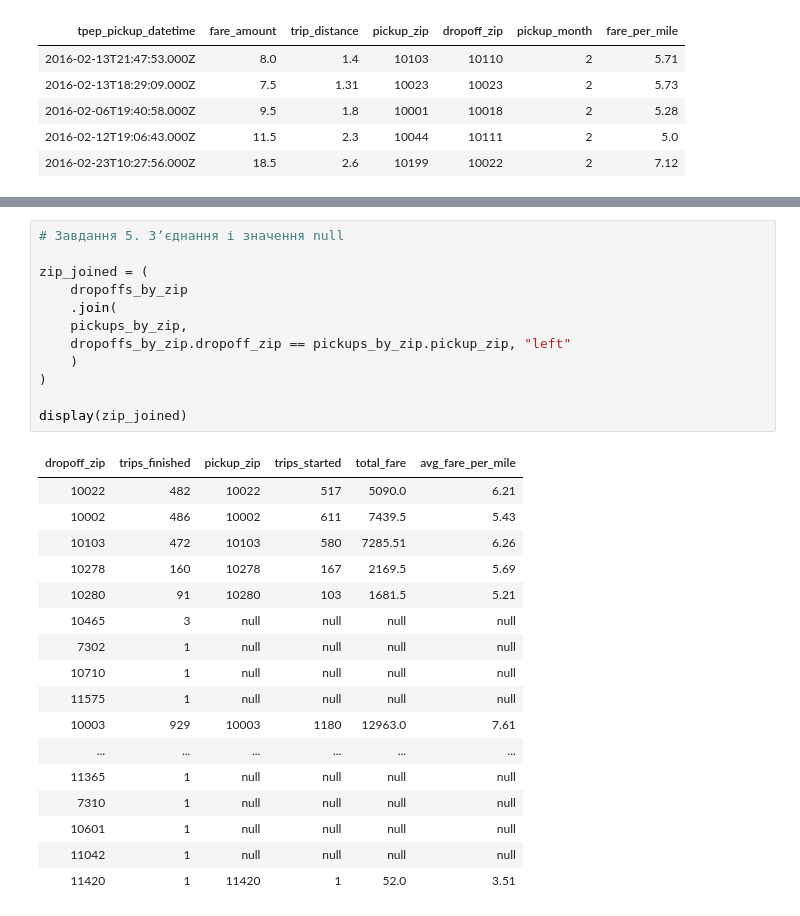
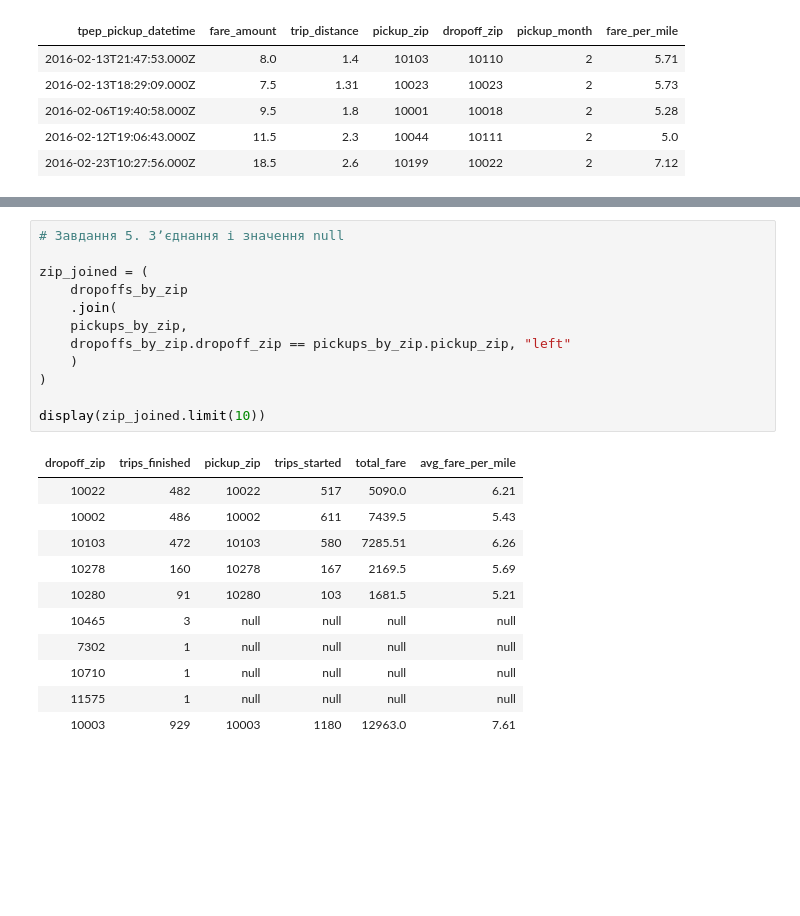
Before and after one commit to IhorDeineha/deineha-data-lab, a Jupyter notebook: practice_14_pyspark/pyspark_zip_report.ipynb, the cells around one changed output, grey strips where cells are left out. Saved outputs shown, nothing was run; the diff lists cells and outputs as text; blank space fills up the shorter version.

Commit message:
Added limits to tables

```diff
--- a/practice_14_pyspark/pyspark_zip_report.ipynb
+++ b/practice_14_pyspark/pyspark_zip_report.ipynb
@@ -144,33 +132,27 @@ display(dropoffs_by_zip)
 # %%
 # Завдання 5. Зʼєднання і значення null
 
 zip_joined = (
     dropoffs_by_zip
     .join(
     pickups_by_zip,
     dropoffs_by_zip.dropoff_zip == pickups_by_zip.pickup_zip, "left"
     )
 )
 
-display(zip_joined)
+display(zip_joined.limit(10))
 # %% [output]
 | dropoff_zip | trips_finished | pickup_zip | trips_started | total_fare | avg_fare_per_mile |
 | 10022 | 482 | 10022 | 517 | 5090.0 | 6.21 |
 | 10002 | 486 | 10002 | 611 | 7439.5 | 5.43 |
 | 10103 | 472 | 10103 | 580 | 7285.51 | 6.26 |
 | 10278 | 160 | 10278 | 167 | 2169.5 | 5.69 |
 | 10280 | 91 | 10280 | 103 | 1681.5 | 5.21 |
 | 10465 | 3 | null | null | null | null |
 | 7302 | 1 | null | null | null | null |
 | 10710 | 1 | null | null | null | null |
 | 11575 | 1 | null | null | null | null |
 | 10003 | 929 | 10003 | 1180 | 12963.0 | 7.61 |
-| ... | ... | ... | ... | ... | ... |
-| 11365 | 1 | null | null | null | null |
-| 7310 | 1 | null | null | null | null |
-| 10601 | 1 | null | null | null | null |
-| 11042 | 1 | null | null | null | null |
-| 11420 | 1 | 11420 | 1 | 52.0 | 3.51 |
 # %%
 # Завдання 5.2. Індекси без посадок
 
```
Also changed, not shown: parts of 8 cells of this notebook.
